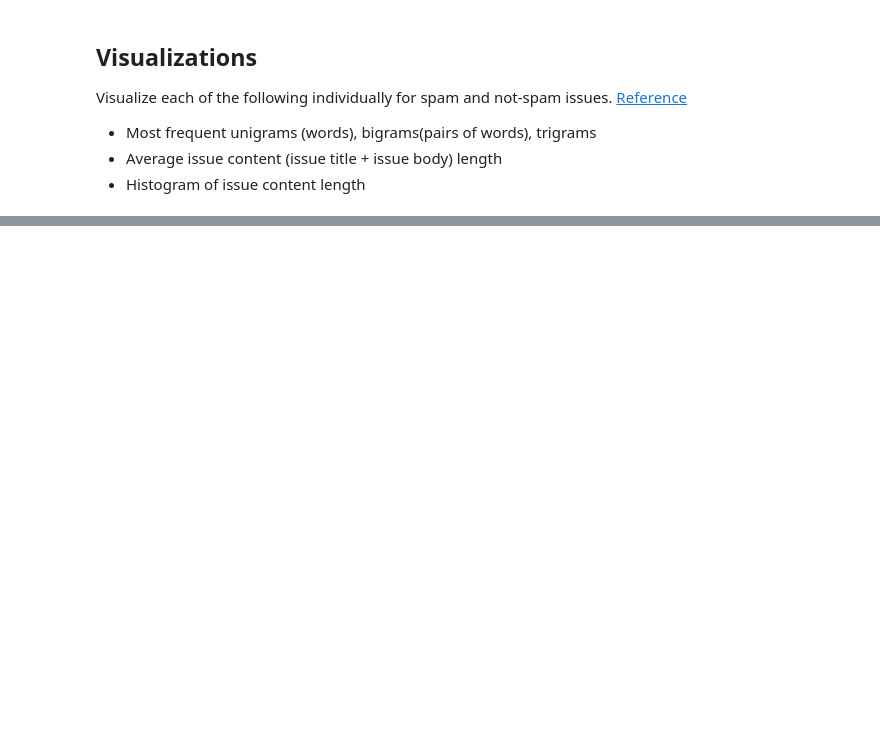
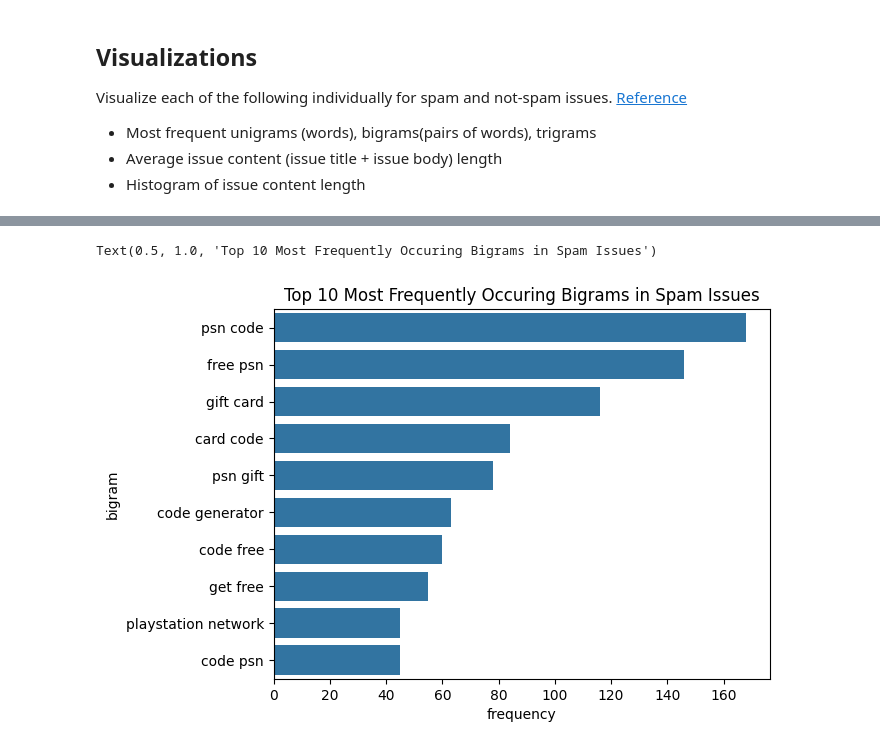
Before and after one commit to mishasinitcyn/RepoCleanup-backend, a Jupyter notebook: EDA/exploratory_data_analysis.ipynb, the cells around one changed output, grey strips where cells are left out. Saved outputs shown, nothing was run; the diff lists cells and outputs as text; code cells hidden in the pictures; blank space fills up the shorter version.

```diff
--- a/EDA/exploratory_data_analysis.ipynb
+++ b/EDA/exploratory_data_analysis.ipynb
@@ -149,0 +194,21 @@ Visualize each of the following individually for spam and not-spam issues. [Refe
+# %%
+def get_top_ngram(corpus: pd.DataFrame, n: int):
+    cv = CountVectorizer(ngram_range=(n,n))
+    ngrams = cv.fit_transform(corpus)
+
+    vocab = cv.vocabulary_
+
+    count_values = ngrams.toarray().sum(axis=0)
+
+    return pd.DataFrame(sorted([(count_values[i], k) for k, i in vocab.items()], reverse = True))
+# %%
+spam_bigrams = get_top_ngram(spam_df['lemmatized_text'].apply(lambda x: ' '.join(x)), 2)[:10]
+sns.barplot(data={
+    'frequency': spam_bigrams[0],
+    'bigram': spam_bigrams[1]
+},
+x='frequency',
+y='bigram').set_title('Top 10 Most Frequently Occuring Bigrams in Spam Issues')
+# %% [output]
+Text(0.5, 1.0, 'Top 10 Most Frequently Occuring Bigrams in Spam Issues')
+[figure, added]
```
Also changed, not shown: parts of 17 cells of this notebook.
